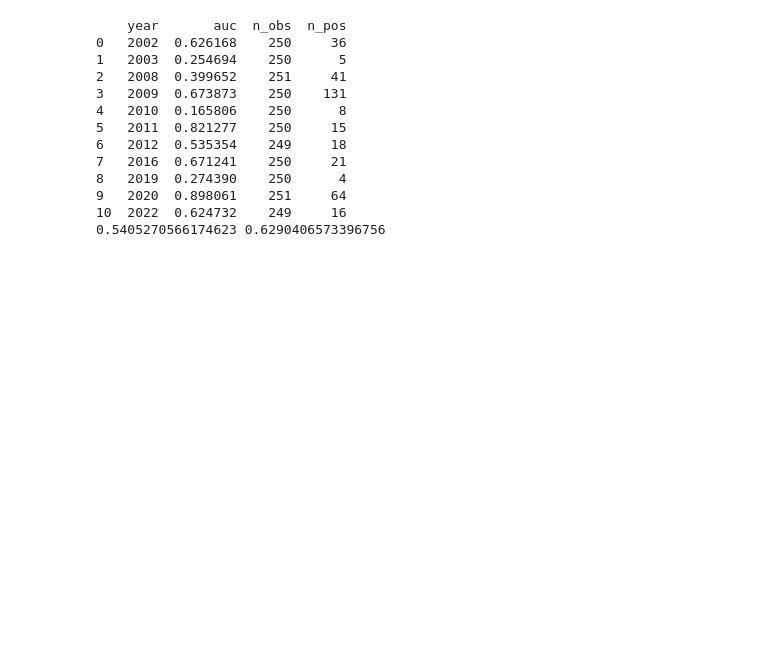
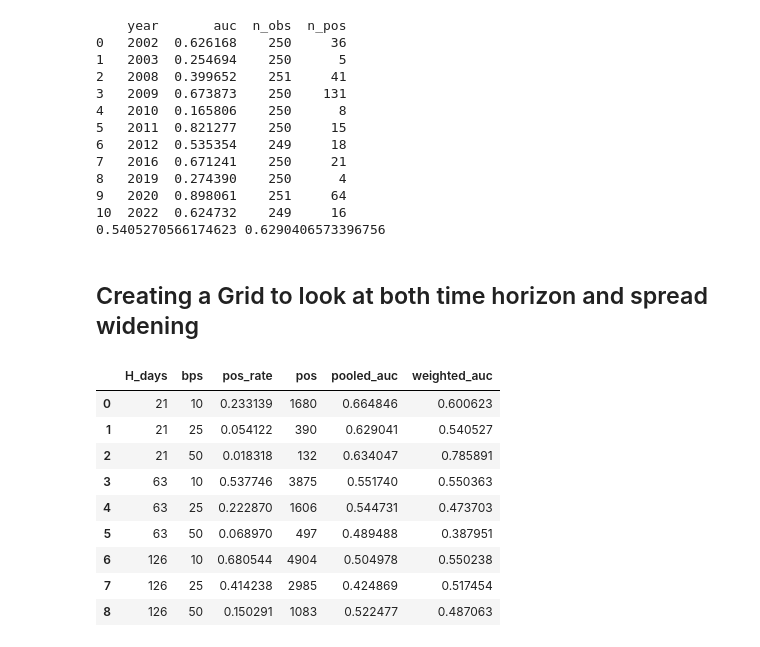
Before and after one commit to WickedoneC/credit_spread_regime, a Jupyter notebook: notebooks/01_eda_spread_regimes.ipynb, the cells around one changed output. Drawn from its saved outputs; the diff is of its cells as text; code cells hidden in the pictures; blank space fills up the shorter version.

```diff
--- a/notebooks/01_eda_spread_regimes.ipynb
+++ b/notebooks/01_eda_spread_regimes.ipynb
@@ -1029,3 +1029,5 @@ print(weighted_auc, pooled_auc)
 9   2020  0.898061    251     64
 10  2022  0.624732    249     16
 0.5405270566174623 0.6290406573396756
+# %% [markdown]
+## Creating a Grid to look at both time horizon and spread widening
@@ -1031,0 +1119,42 @@ print(weighted_auc, pooled_auc)
+# %%
+# Runing the grid
+# Ensure df is sorted and has macro features already computed
+df = df.sort_index().copy()
+
+Hs = [21, 63, 126]
+bps_list = [10, 25, 50]
+
+grid_rows = []
+grid_details = {}  # store per-year dfs if you want to inspect later
+
+for H in Hs:
+    for bps in bps_list:
+        target_col = f"widen_{bps}bps_{H}d"
+        df[target_col] = make_forward_widen_target(df, H=H, bps=bps)
+
+        out = walk_forward_auc(df, feature_cols=feature_cols, target_col=target_col, min_train_years=5)
+
+        grid_rows.append({
+            "H_days": H,
+            "bps": bps,
+            "pos_rate": out["pos_rate"],
+            "pos": out["pos"],
+            "pooled_auc": out["pooled_auc"],
+            "weighted_auc": out["weighted_auc"],
+        })
+
+        grid_details[(H, bps)] = out["by_year"]
+
+grid_df = pd.DataFrame(grid_rows).sort_values(["H_days", "bps"])
+grid_df
+# %% [output]
+|  | H_days | bps | pos_rate | pos | pooled_auc | weighted_auc |
+| 0 | 21 | 10 | 0.233139 | 1680 | 0.664846 | 0.600623 |
+| 1 | 21 | 25 | 0.054122 | 390 | 0.629041 | 0.540527 |
+| 2 | 21 | 50 | 0.018318 | 132 | 0.634047 | 0.785891 |
+| 3 | 63 | 10 | 0.537746 | 3875 | 0.551740 | 0.550363 |
+| 4 | 63 | 25 | 0.222870 | 1606 | 0.544731 | 0.473703 |
+| 5 | 63 | 50 | 0.068970 | 497 | 0.489488 | 0.387951 |
+| 6 | 126 | 10 | 0.680544 | 4904 | 0.504978 | 0.550238 |
+| 7 | 126 | 25 | 0.414238 | 2985 | 0.424869 | 0.517454 |
+| 8 | 126 | 50 | 0.150291 | 1083 | 0.522477 | 0.487063 |
```
Also changed, not shown: parts of 5 cells of this notebook.
